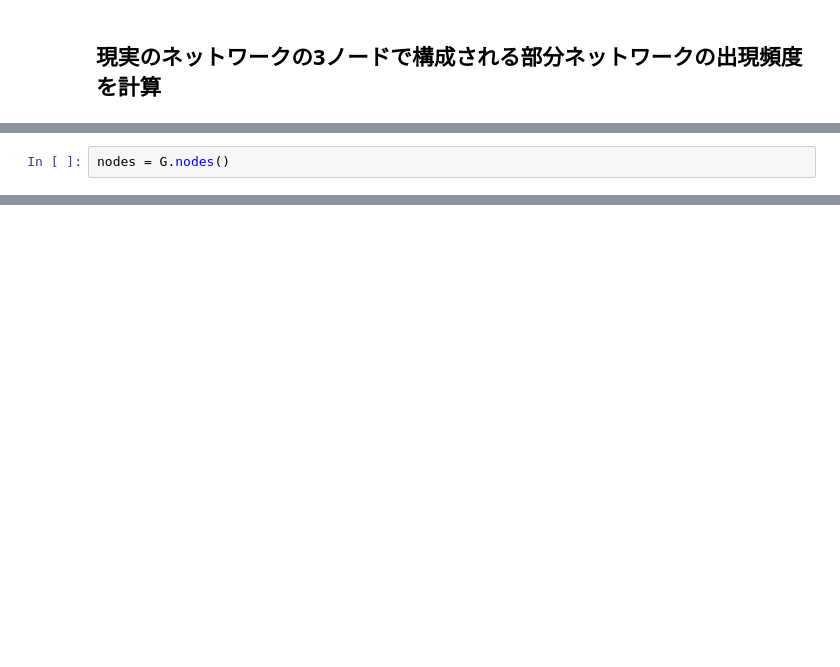
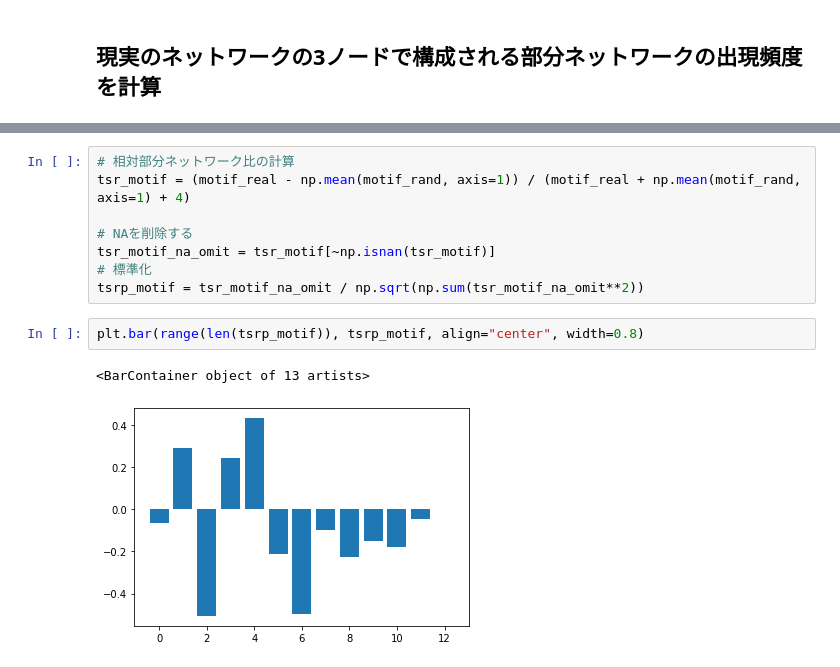
Before and after one commit to monofo/network-analysis-in-biology_python, a Jupyter notebook: network_motifs/network_motif_analysis.ipynb, the cells around one changed output, grey strips where cells are left out. Cells and saved outputs as stored; diff of their text form; blank space fills up the shorter version.

```diff
--- a/network_motifs/network_motif_analysis.ipynb
+++ b/network_motifs/network_motif_analysis.ipynb
@@ -97,2 +55,0 @@ mcount = dict(zip(motifs_3.keys(), list(map(int, np.zeros(len(motifs_3))))))
-# %%
-nodes = G.nodes()
@@ -112,0 +140,13 @@ nx.draw(nx.path_graph(3, create_using=nx.DiGraph()))
+# %%
+# 相対部分ネットワーク比の計算
+tsr_motif = (motif_real - np.mean(motif_rand, axis=1)) / (motif_real + np.mean(motif_rand, axis=1) + 4)
+
+# NAを削除する
+tsr_motif_na_omit = tsr_motif[~np.isnan(tsr_motif)]
+# 標準化
+tsrp_motif = tsr_motif_na_omit / np.sqrt(np.sum(tsr_motif_na_omit**2))
+# %%
+plt.bar(range(len(tsrp_motif)), tsrp_motif, align="center", width=0.8)
+# %% [output]
+<BarContainer object of 13 artists>
+[figure, added]
```
Also changed, not shown: parts of 27 cells of this notebook.
